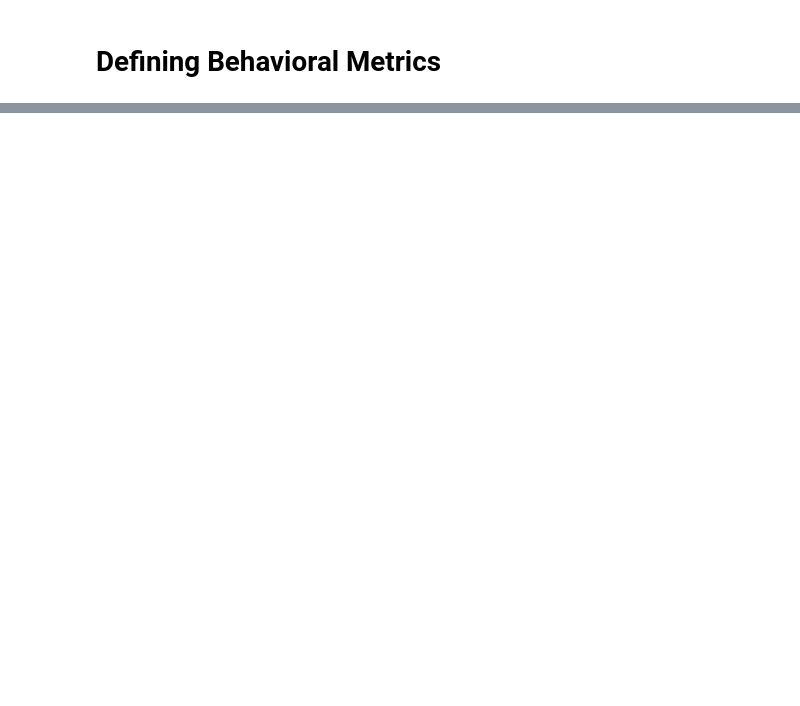
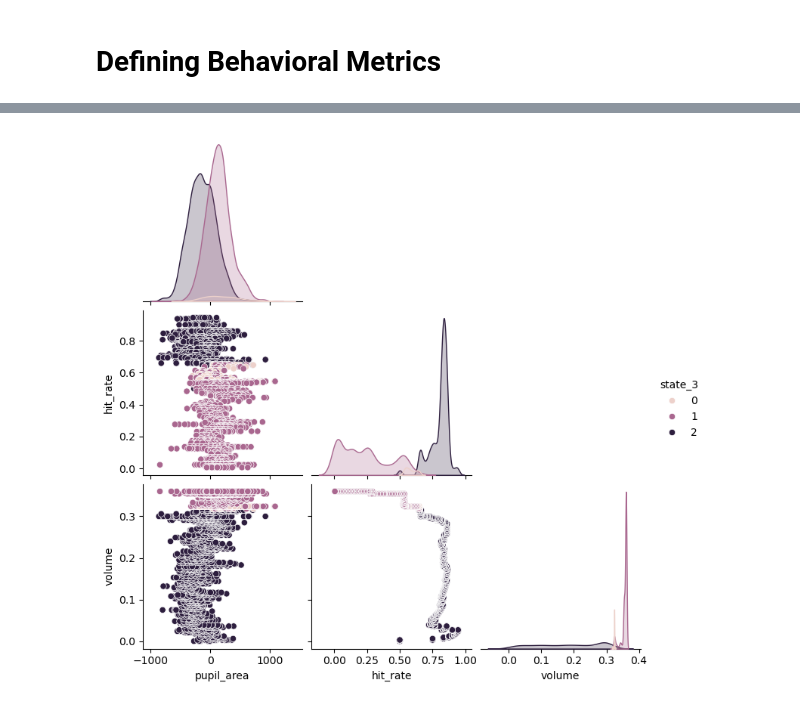
Before and after one commit to Rushil-Chakra/attn_states, a Jupyter notebook: code/behavior_hmm.ipynb, the cells around one changed output, grey strips where cells are left out. Drawn from its saved outputs; the diff is of its cells as text; code cells hidden in the pictures; blank space fills up the shorter version.

```diff
--- a/code/behavior_hmm.ipynb
+++ b/code/behavior_hmm.ipynb
@@ -173,0 +202,4 @@ sns.scatterplot(
+# %%
+sns.pairplot(m_result[["pupil_area", "hit_rate", "volume", "state_3"]], corner=True, hue="state_3");
+# %% [output]
+[figure, added]
```
Also changed, not shown: parts of 21 cells of this notebook, 1 other file.
